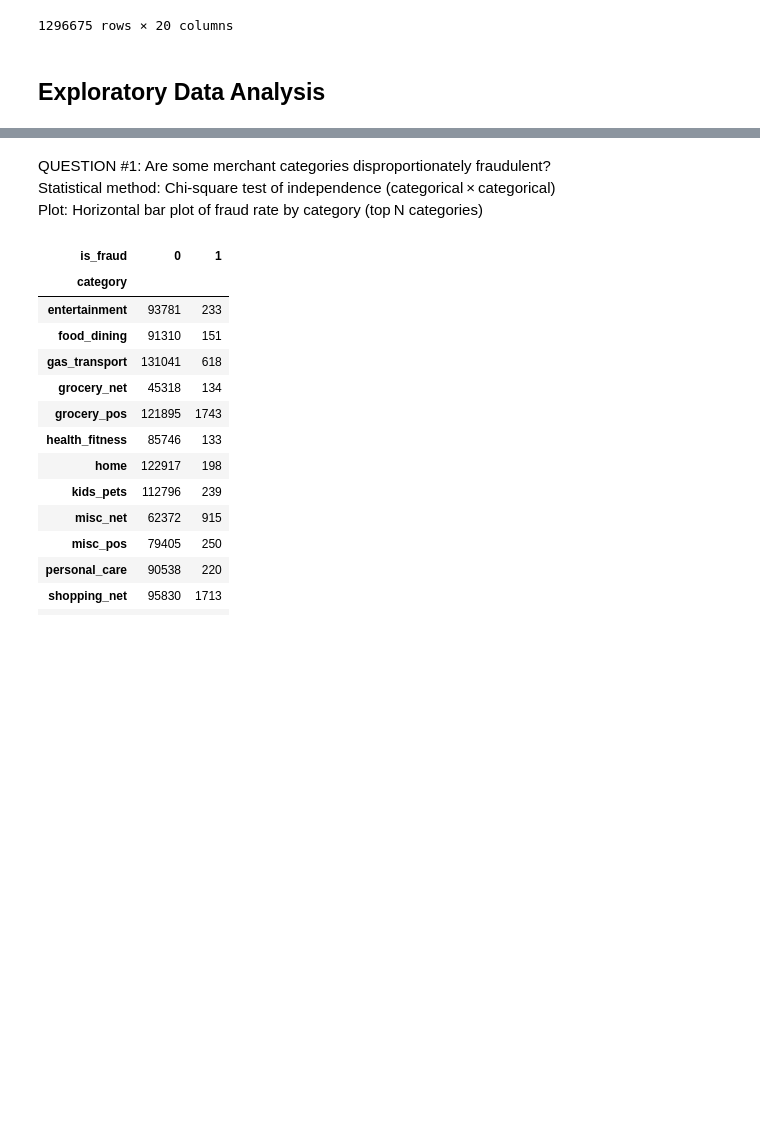
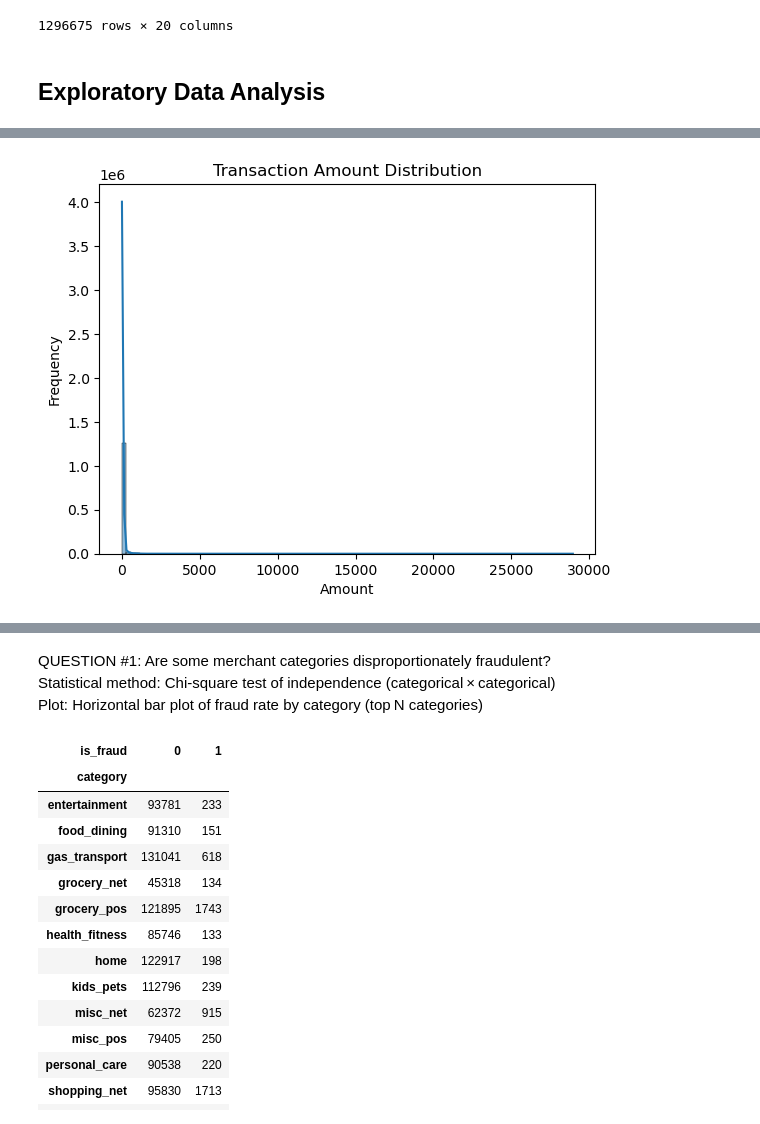
Before and after one commit to gsarav/cmsc320finalproject, a Jupyter notebook: main.ipynb, the cells around one changed output, grey strips where cells are left out. Drawn from its saved outputs; the diff is of its cells as text; code cells hidden in the pictures; blank space fills up the shorter version.

```diff
--- a/main.ipynb
+++ b/main.ipynb
@@ -133,0 +154,8 @@ dtype: object
+# %%
+sns.histplot(cct_data['amt'], bins=100, kde=True)
+plt.title('Transaction Amount Distribution')
+plt.xlabel('Amount')
+plt.ylabel('Frequency')
+plt.show()
+# %% [output]
+[figure, added]
```
Also changed, not shown: parts of 17 cells of this notebook, 1 other file.
